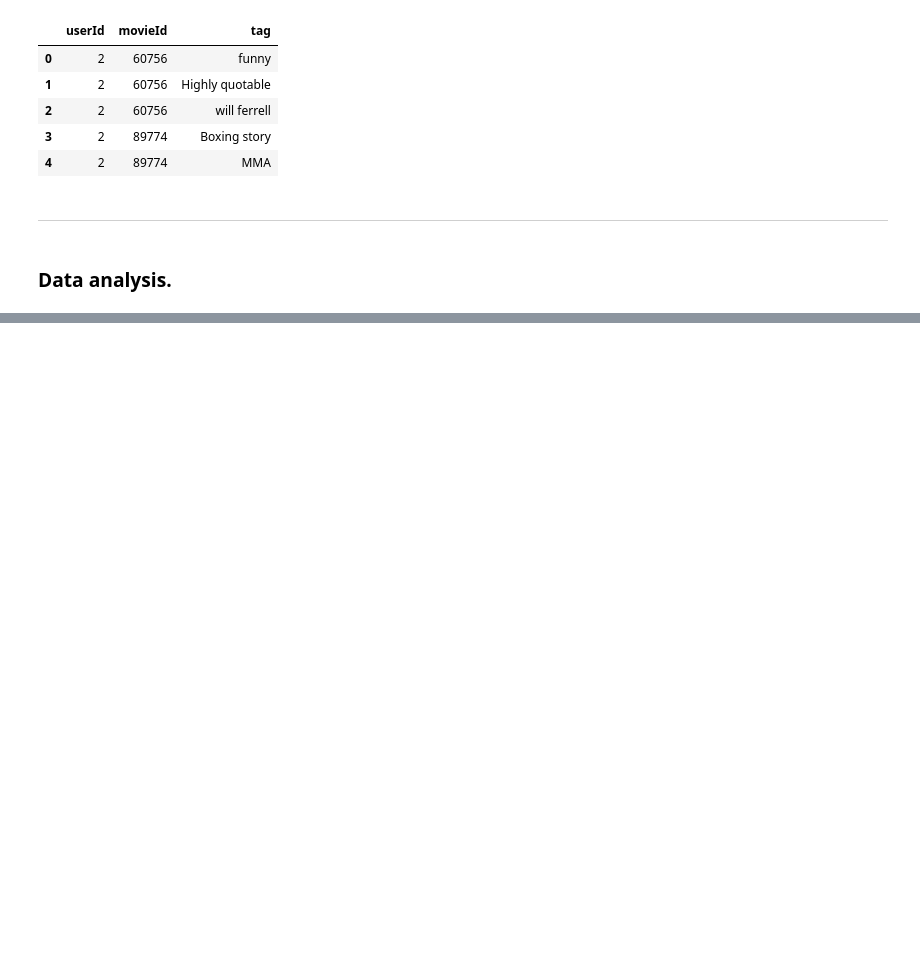
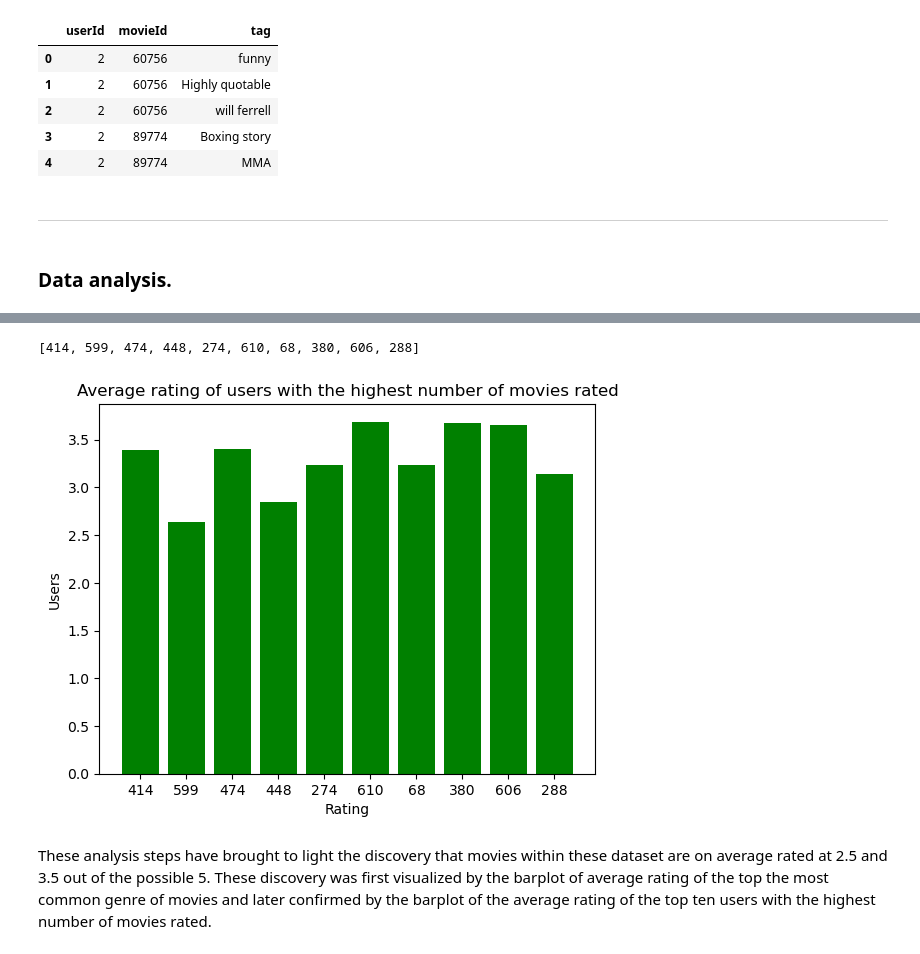
Before and after one commit to ngeny-brian/MOVIE-RECOMMENDATION-SYSTEM, a Jupyter notebook: recom-sys.ipynb, the cells around one changed output, grey strips where cells are left out. Drawn from its saved outputs; the diff is of its cells as text; code cells hidden in the pictures; blank space fills up the shorter version.

```diff
--- a/recom-sys.ipynb
+++ b/recom-sys.ipynb
@@ -302,0 +340,26 @@ Next, I analyze the data to discover trends and other hidden patterns within the
+# %%
+# create a list of top ten users who have rated the highest number of movies
+users = list(rating_data['userId'].value_counts()[:10].index)
+users
+# %% [output]
+[414, 599, 474, 448, 274, 610, 68, 380, 606, 288]
+# %%
+# group the ratings by userId and find the average rating of the top ten users who have rated the highest number of movies
+ratings_grouped = rating_data.groupby(['userId'])['rating'].mean()
+
+user_rating = {}
+for user in users:
+    user_rating[user] = ratings_grouped[user]
+
+# plot a bar plot of the average rating of genres
+users = [str(i) for i in users]
+user_ratings = list(user_rating.values())
+plt.bar(users, user_ratings, color= 'green')
+plt.ylabel('Users')
+plt.xlabel('Rating')
+plt.title('Average rating of users with the highest number of movies rated')
+plt.show()
+# %% [output]
+[figure, added]
+# %% [markdown]
+These analysis steps have brought to light the discovery that movies within these dataset are  on average rated at 2.5 and 3.5 out of the possible 5. These discovery was first visualized by the barplot of average rating of the top the most common genre of movies and later confirmed by the barplot of the average rating of the top ten users with the highest number of movies rated.
```
Also changed, not shown: parts of 9 cells of this notebook.
